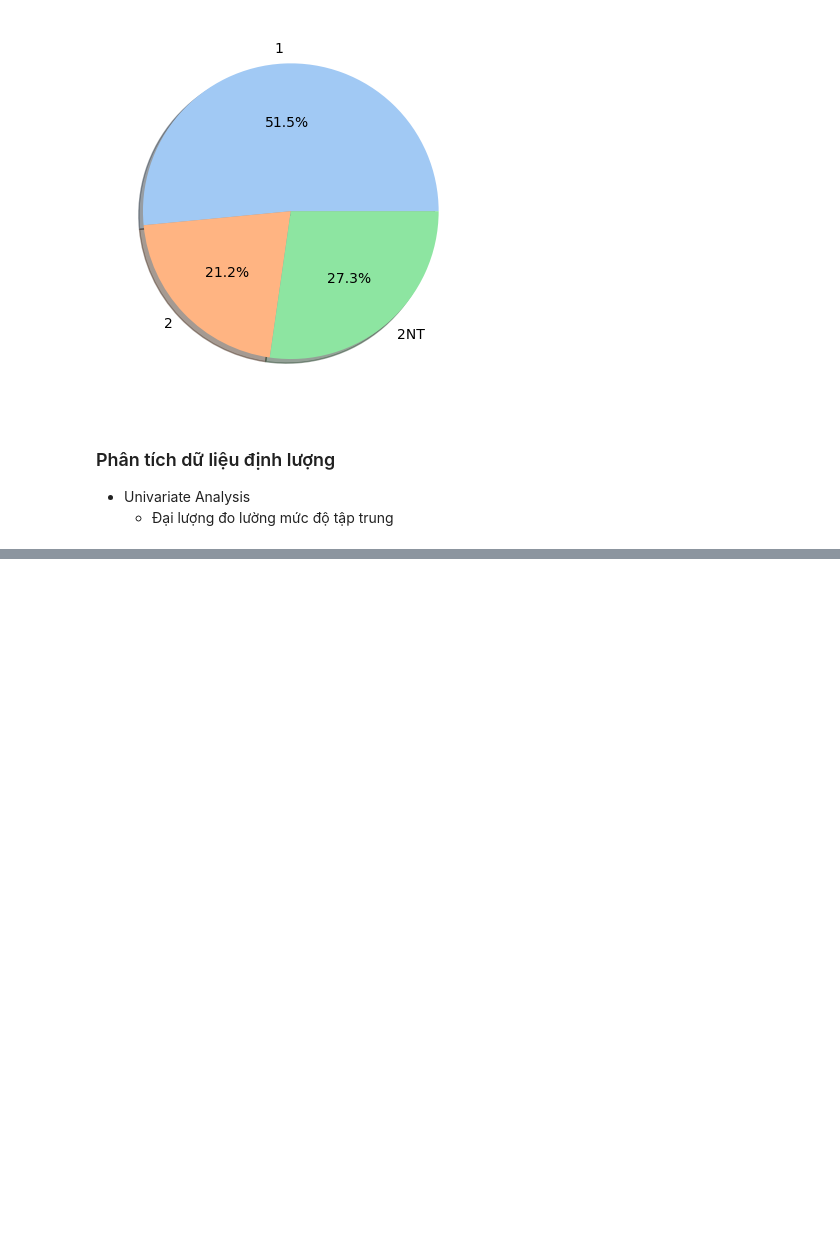
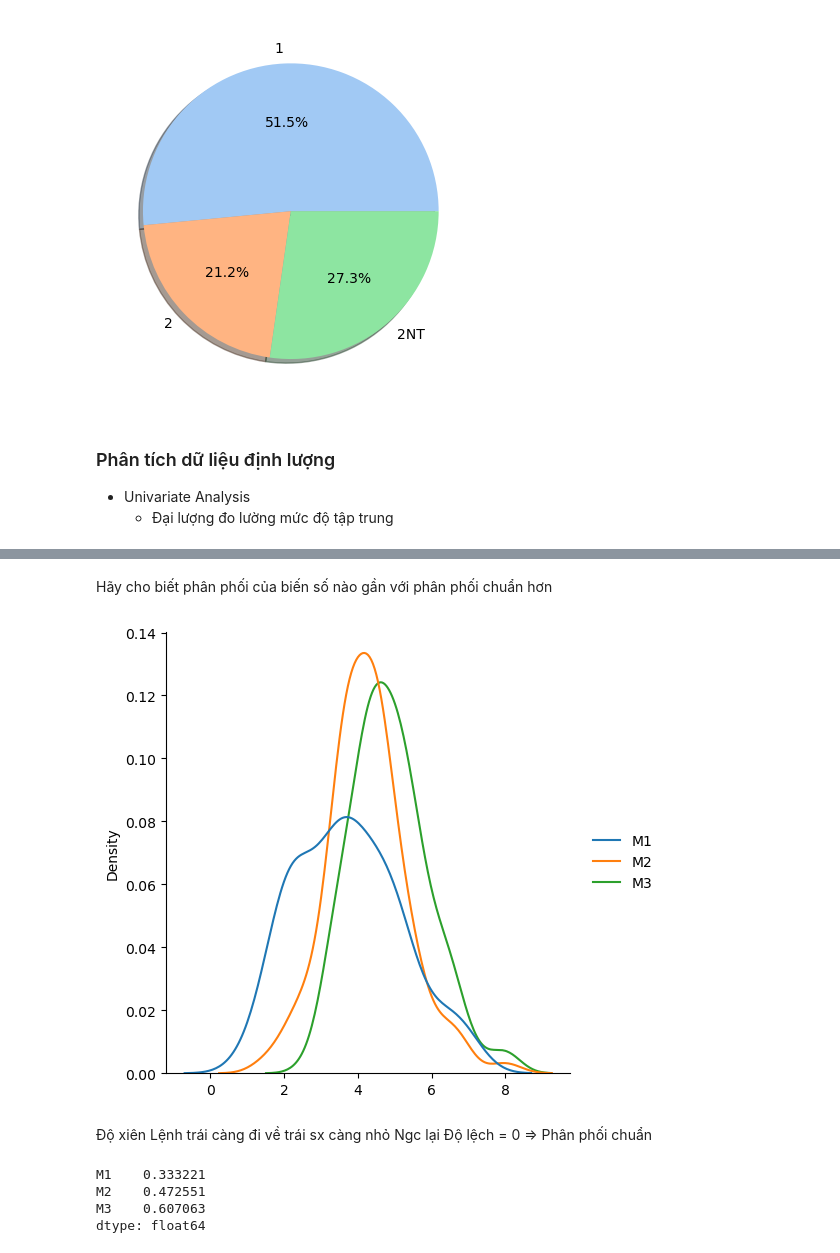
Before and after one commit to MrTroll28/LT-PTDL1, a Jupyter notebook: NoteBook/Slot02.ipynb, the cells around one changed output, grey strips where cells are left out. Cells and saved outputs as stored; diff of their text form; code cells hidden in the pictures; blank space fills up the shorter version.

```diff
--- a/NoteBook/Slot02.ipynb
+++ b/NoteBook/Slot02.ipynb
@@ -251,0 +303,19 @@ plt.show()
+# %% [markdown]
+Hãy cho biết phân phối của biến số nào gần với phân phối chuẩn hơn
+# %%
+sns.displot(data = df[['M1','M2','M3']], kind='kde')
+plt.show()
+# %% [output]
+[figure, added]
+# %% [markdown]
+Độ xiên
+Lệnh trái càng đi về trái sx càng nhỏ
+Ngc lại
+Độ lệch = 0  => Phân phối chuẩn
+# %%
+df[['M1','M2','M3']].skew()
+# %% [output]
+M1    0.333221
+M2    0.472551
+M3    0.607063
+dtype: float64
```
Also changed, not shown: parts of 8 cells of this notebook.
